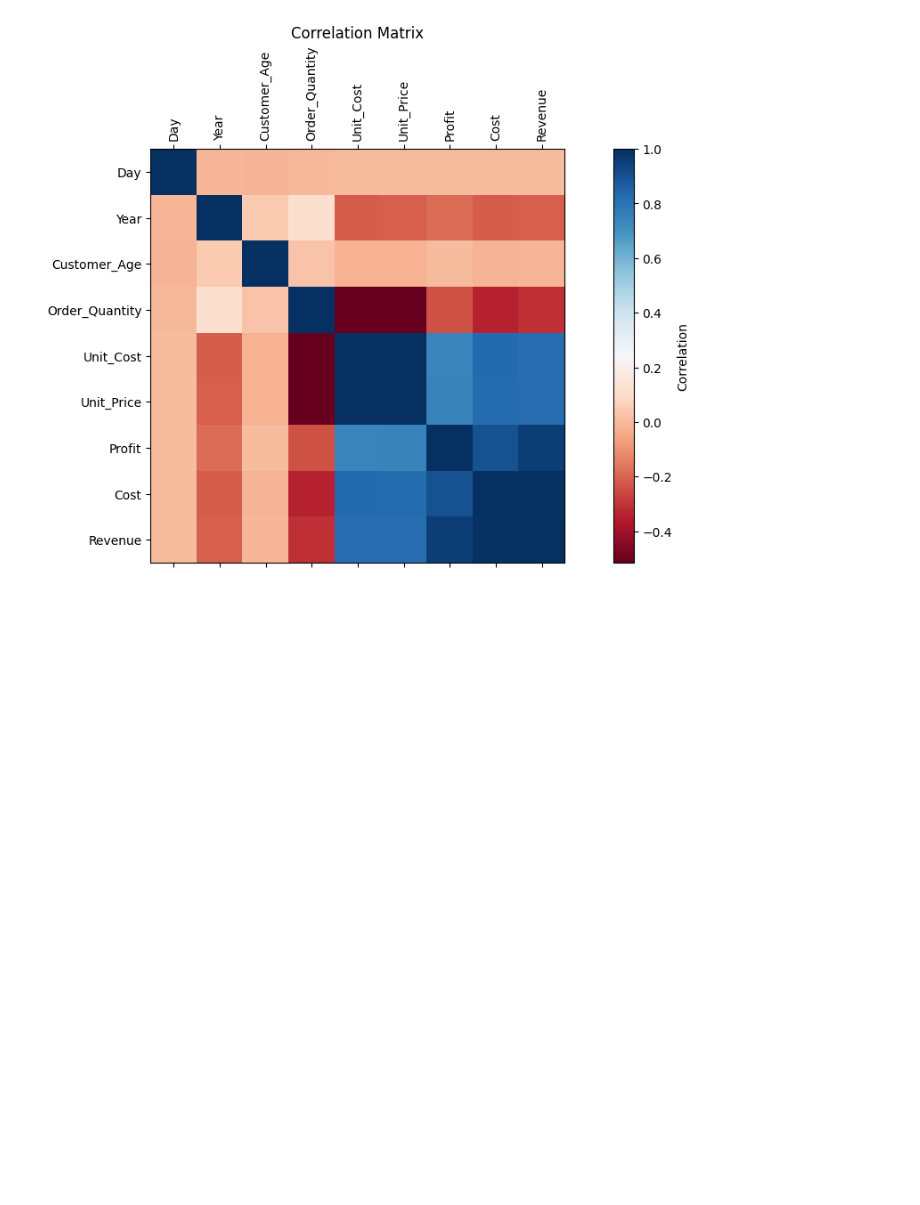
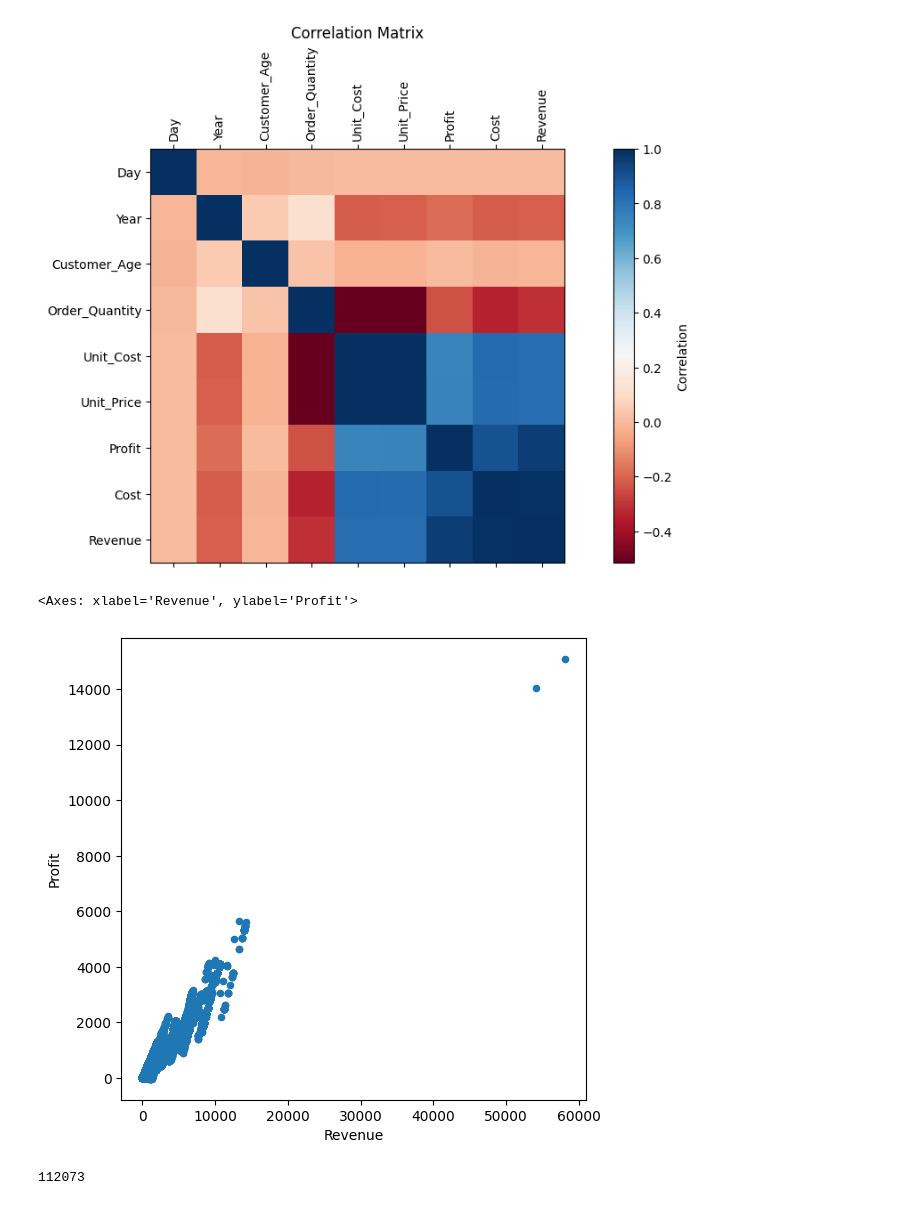
Before and after one commit to Vastro-lorde/data_analysis, a Jupyter notebook: data_testing.ipynb, the cells around one changed output. Drawn from its saved outputs; the diff is of its cells as text; code cells hidden in the pictures; blank space fills up the shorter version.

```diff
--- a/data_testing.ipynb
+++ b/data_testing.ipynb
@@ -48,3 +47,13 @@ plt.title('Correlation Matrix')
 # %% [output]
 Text(0.5, 1.0, 'Correlation Matrix')
 [figure]
+# %%
+sales_data.plot(kind='scatter', x='Revenue', y='Profit', figsize=(6,6))
+# %% [output]
+<Axes: xlabel='Revenue', ylabel='Profit'>
+[figure, added]
+# %%
+sales_data.Cost.idxmax()
+print(sales_data.Cost.idxmax())
+# %% [output]
+112073
```
Also changed, not shown: parts of 8 cells of this notebook, 6 other files.
